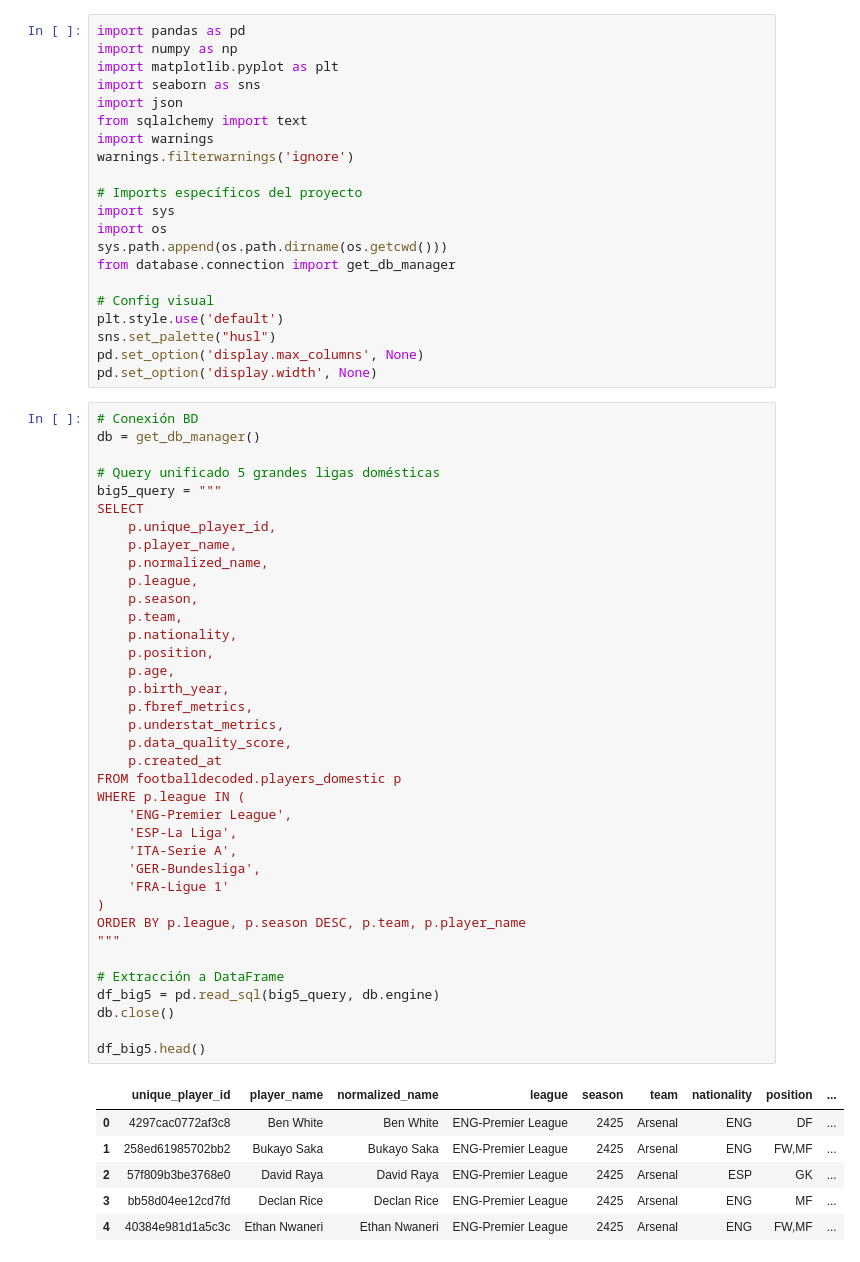
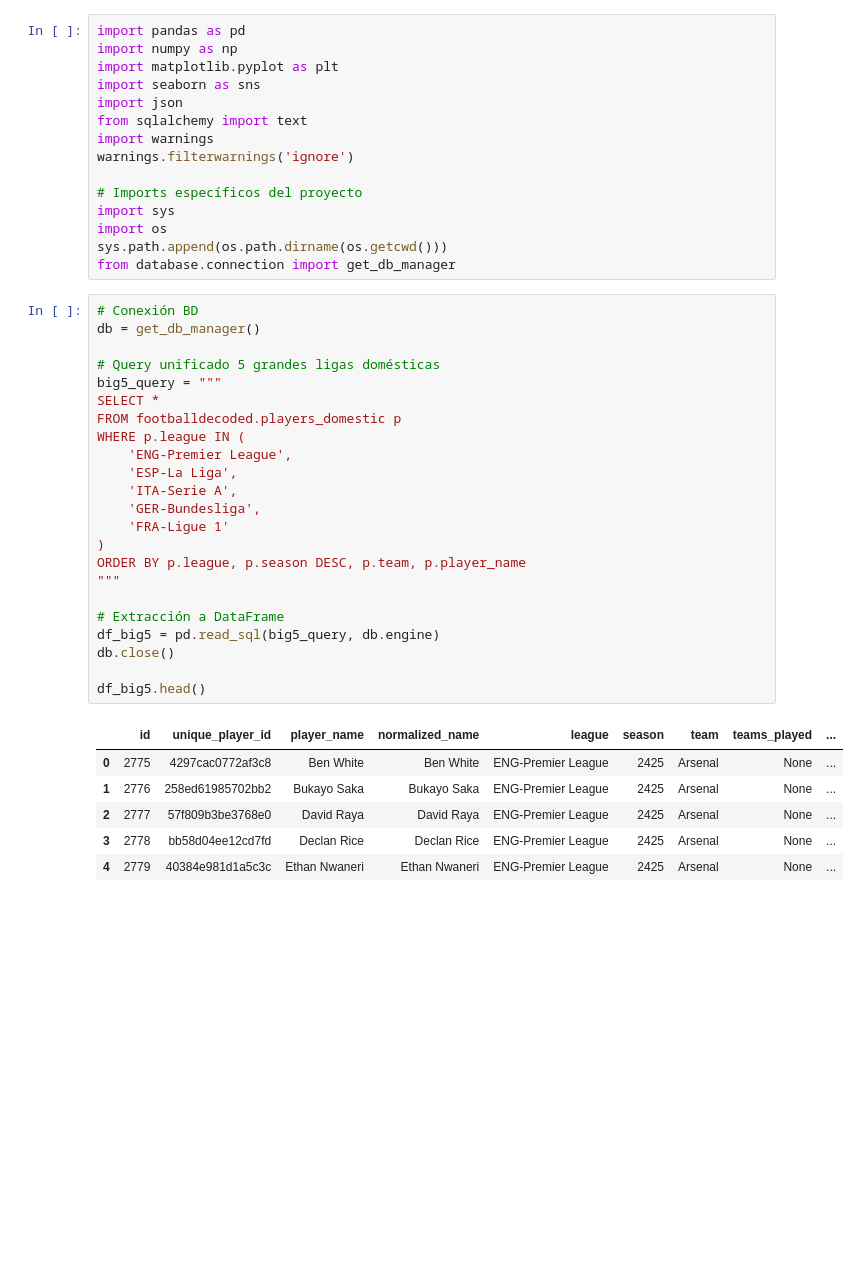
Before and after one commit to jaime-oriol/footballdecoded, a Jupyter notebook: viz/viz.ipynb, the cells around one changed output. Saved outputs shown, nothing was run; the diff lists cells and outputs as text; blank space fills up the shorter version.

```diff
--- a/viz/viz.ipynb
+++ b/viz/viz.ipynb
@@ -13,53 +13,33 @@ import sys
 import os
 sys.path.append(os.path.dirname(os.getcwd()))
 from database.connection import get_db_manager
-
-# Config visual
-plt.style.use('default')
-sns.set_palette("husl")
-pd.set_option('display.max_columns', None)
-pd.set_option('display.width', None)
 # %%
 # Conexión BD
 db = get_db_manager()
 
 # Query unificado 5 grandes ligas domésticas
 big5_query = """
-SELECT
-    p.unique_player_id,
-    p.player_name,
-    p.normalized_name,
-    p.league,
-    p.season,
-    p.team,
-    p.nationality,
-    p.position,
-    p.age,
-    p.birth_year,
-    p.fbref_metrics,
-    p.understat_metrics,
-    p.data_quality_score,
-    p.created_at
+SELECT *
 FROM footballdecoded.players_domestic p
 WHERE p.league IN (
     'ENG-Premier League',
     'ESP-La Liga',
     'ITA-Serie A',
     'GER-Bundesliga',
     'FRA-Ligue 1'
 )
 ORDER BY p.league, p.season DESC, p.team, p.player_name
 """
 
 # Extracción a DataFrame
 df_big5 = pd.read_sql(big5_query, db.engine)
 db.close()
 
 df_big5.head()
 # %% [output]
-|  | unique_player_id | player_name | normalized_name | league | season | team | nationality | position | ... |
-| 0 | 4297cac0772af3c8 | Ben White | Ben White | ENG-Premier League | 2425 | Arsenal | ENG | DF | ... |
-| 1 | 258ed61985702bb2 | Bukayo Saka | Bukayo Saka | ENG-Premier League | 2425 | Arsenal | ENG | FW,MF | ... |
-| 2 | 57f809b3be3768e0 | David Raya | David Raya | ENG-Premier League | 2425 | Arsenal | ESP | GK | ... |
-| 3 | bb58d04ee12cd7fd | Declan Rice | Declan Rice | ENG-Premier League | 2425 | Arsenal | ENG | MF | ... |
-| 4 | 40384e981d1a5c3c | Ethan Nwaneri | Ethan Nwaneri | ENG-Premier League | 2425 | Arsenal | ENG | FW,MF | ... |
+|  | id | unique_player_id | player_name | normalized_name | league | season | team | teams_played | ... |
+| 0 | 2775 | 4297cac0772af3c8 | Ben White | Ben White | ENG-Premier League | 2425 | Arsenal | None | ... |
+| 1 | 2776 | 258ed61985702bb2 | Bukayo Saka | Bukayo Saka | ENG-Premier League | 2425 | Arsenal | None | ... |
+| 2 | 2777 | 57f809b3be3768e0 | David Raya | David Raya | ENG-Premier League | 2425 | Arsenal | None | ... |
+| 3 | 2778 | bb58d04ee12cd7fd | Declan Rice | Declan Rice | ENG-Premier League | 2425 | Arsenal | None | ... |
+| 4 | 2779 | 40384e981d1a5c3c | Ethan Nwaneri | Ethan Nwaneri | ENG-Premier League | 2425 | Arsenal | None | ... |
```
Also changed, not shown: parts of 12 cells of this notebook, 1 other file.
